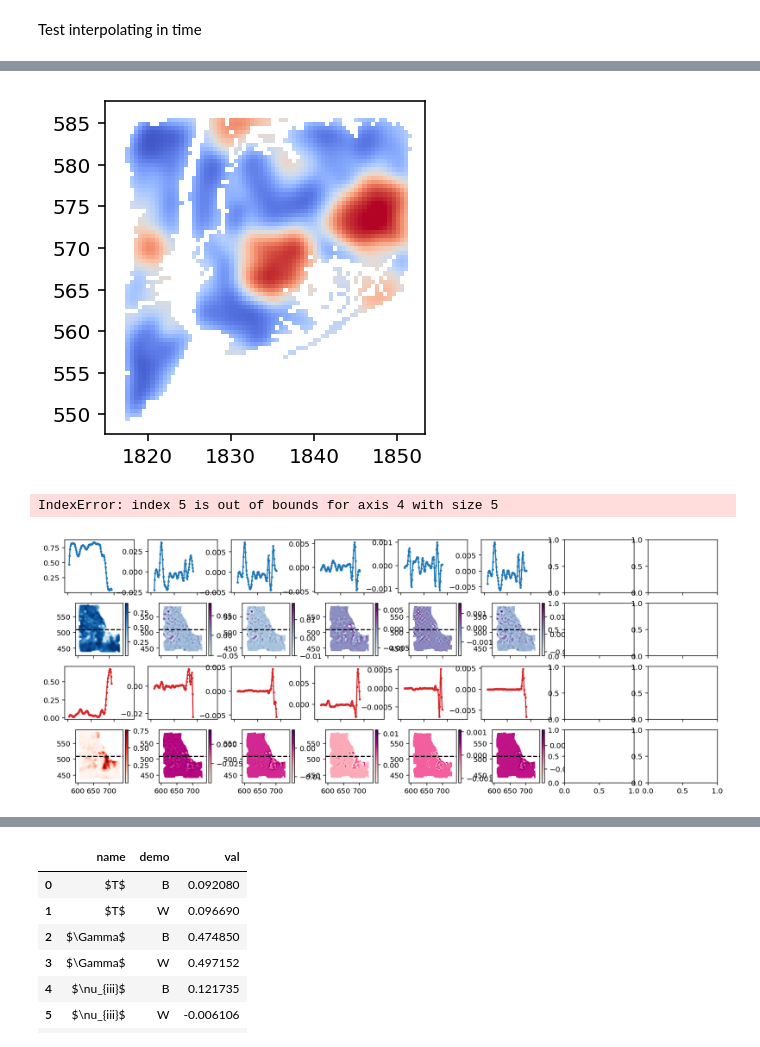
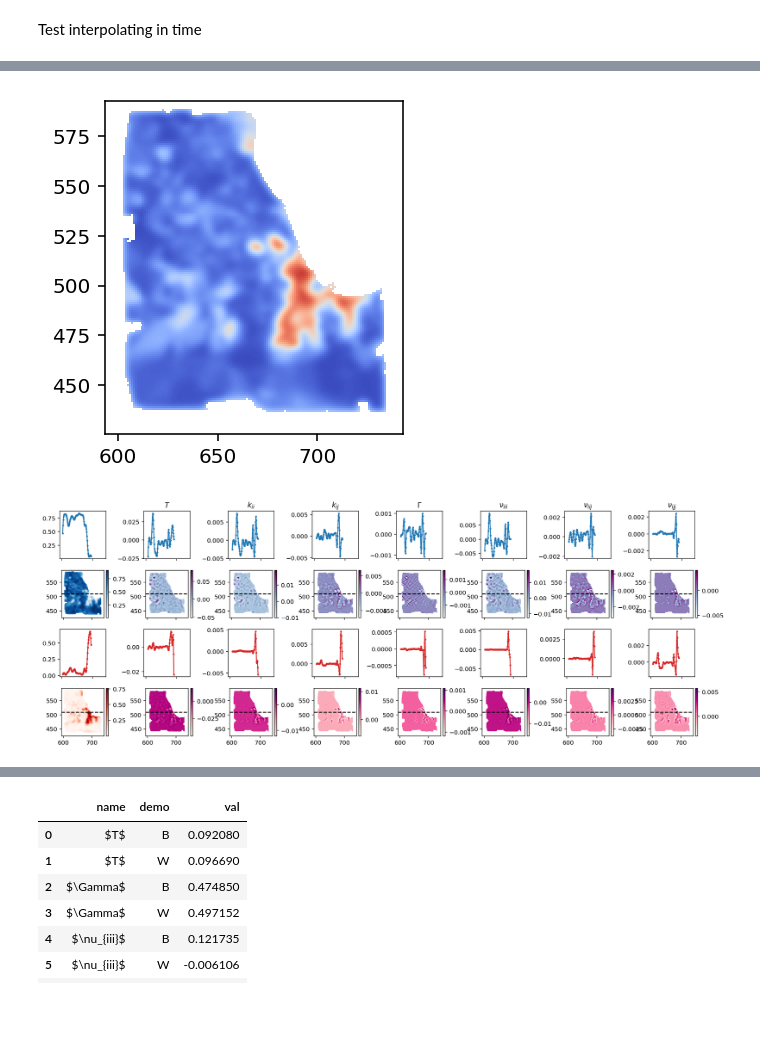
Before and after one commit to dsseara/sociohydro, a Jupyter notebook: inference/inference_test.ipynb, the cells around one changed output, grey strips where cells are left out. Drawn from its saved outputs; the diff is of its cells as text; code cells hidden in the pictures; blank space fills up the shorter version.

```diff
--- a/inference/inference_test.ipynb
+++ b/inference/inference_test.ipynb
@@ -268,7 +268,7 @@ ts_interp = []
 
 # LA, Fulton, Cook, Wayne, NYC, Harris
 # idxs = [3, 14, 15, 18, 22, 33]
-idxs = [15, 18, 22]
+idxs = [15]
 for idx in idxs:
     datafile = datafiles[idx]
 
@@ -318,26 +318,27 @@ Test interpolating in time
 # %%
 fig, ax = plt.subplots(dpi=144, figsize=(3, 3))
 ax.set_aspect(1)
+sc_idx = 0
 
-c = ax.pcolormesh(xs[2], ys[2], (ϕWs[2] - ϕBs[2])[0], cmap="coolwarm_r")
+c = ax.pcolormesh(xs[sc_idx], ys[sc_idx], (ϕWs[sc_idx] - ϕBs[sc_idx])[0], cmap="coolwarm_r")
 
 def animate(i):
-    c.set_array((ϕWs[2] - ϕBs[2])[i].flatten())
+    c.set_array((ϕWs[sc_idx] - ϕBs[sc_idx])[i].flatten())
     return [c,]
 
 anim = animation.FuncAnimation(fig, animate, frames=len(ts_interp[0]),
                                interval=100, blit=True)
 
 HTML(anim.to_html5_video())
 # %% [output]
 [interactive output not drawn]
-[figure, old version]
+[figure, new version]
 # %%
 inferer = SociohydroInfer2D(ϕWs, ϕBs,
                             xs, ys, ts_interp,
                             t_dim = 0)
 # %%
-sc_idx = 1
+sc_idx = 0
 
 features = inferer.calc_features(inferer.ABts[sc_idx], inferer.xs[sc_idx], inferer.ys[sc_idx])
 fig, ax = plt.subplots(4, 8, dpi=144, figsize=(16,6),
@@ -414,8 +415,7 @@ plt.tight_layout()
 
 fig.savefig("/project/vitelli/dsseara/schelling/data/2024-06-05_inference/2024-06-26_features_Illinois_Cook_2021.pdf")
 # %% [output]
-IndexError: index 5 is out of bounds for axis 4 with size 5
-[figure, old version]
+[figure, new version]
 # %%
 names = [r"$T$", r"$k_{ii}$", r"$k_{ij}$", r"$\Gamma$",
          r"$\nu_{iii}$", r"$\nu_{iij}$", r"$\nu_{ijj}$"]
```
Also changed, not shown: parts of 2 cells of this notebook.
